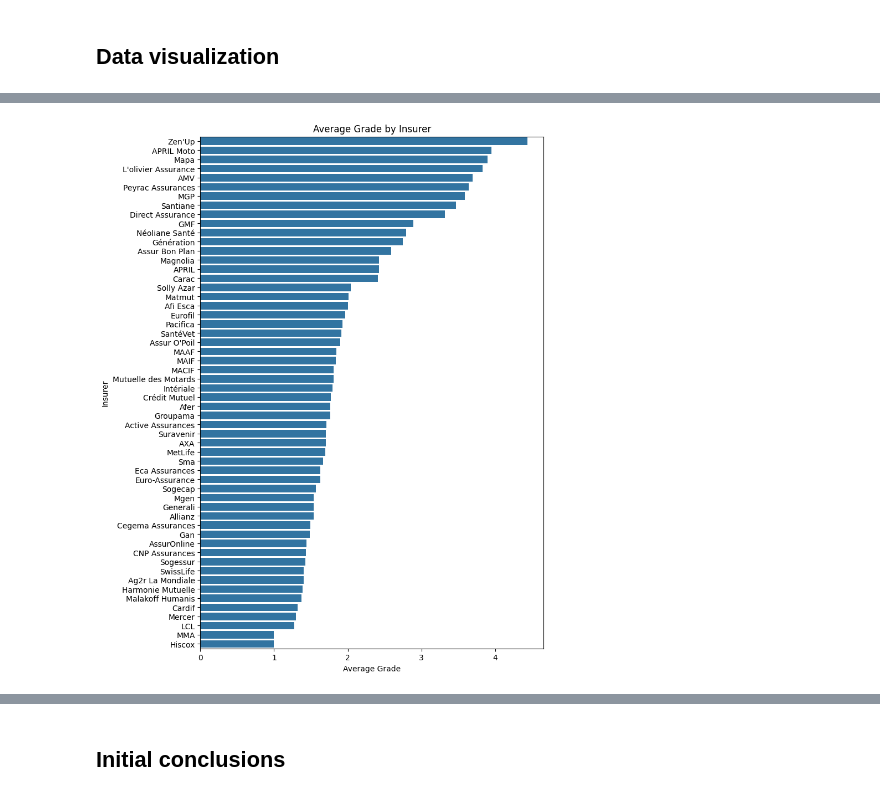
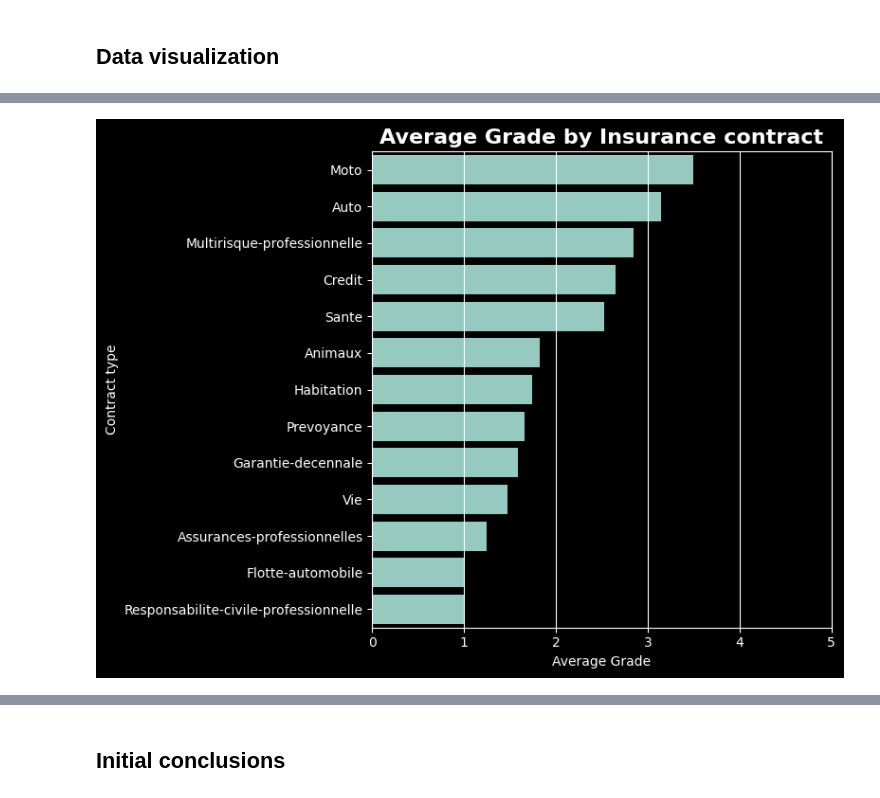
Before and after one commit to BastienCherel/NLP-Supervised-Learning, a Jupyter notebook: data_exploration.ipynb, the cells around one changed output, grey strips where cells are left out. Cells and saved outputs as stored; diff of their text form; code cells hidden in the pictures.

```diff
--- a/data_exploration.ipynb
+++ b/data_exploration.ipynb
@@ -12,7 +12,7 @@ for file_name in os.listdir(directory_path):
     try:
         file_path = os.path.join(directory_path, file_name)
         # Read the CSV file into a temporary DataFrame
-        temp_df = pd.read_excel(file_path, )
+        temp_df = pd.read_excel(file_path)
 
         # Append the contents to the main DataFrame
         df = pd.concat([df, temp_df], ignore_index=True)
@@ -80,20 +109,24 @@ df
 # %%
 import pandas as pd
 import matplotlib.pyplot as plt
 import seaborn as sns
 
 # Group by 'assureur' and calculate the mean of 'note'
-average_grade_by_insurer = df.groupby('assureur', observed=True)['note'].mean().reset_index()
+average_grade_by_insurer = df.groupby('produit', observed=True)['note'].mean().reset_index()
 
 # Sort the data by the average grade for better visualization
 average_grade_by_insurer = average_grade_by_insurer.sort_values(by='note', ascending=False)
 
 # Plotting using seaborn
-plt.figure(figsize=(8,12))
-sns.barplot(x='note', y='assureur', data=average_grade_by_insurer, order=average_grade_by_insurer['assureur'])
-plt.title('Average Grade by Insurer')
+plt.figure(figsize=(8,6))
+sns.barplot(x='note', y='produit', data=average_grade_by_insurer, order=average_grade_by_insurer['produit'])
+plt.title('Average Grade by Insurance contract',fontsize=16, fontweight='bold')
 plt.xlabel('Average Grade')
-plt.ylabel('Insurer')
+plt.xlim((0,5))
+plt.grid(axis = "x")
+plt.ylabel('Contract type')
+plt.tight_layout()
+plt.savefig("media/averagegrade.png")
 plt.show()
 # %% [output]
-[figure, old version]
+[figure, new version]
```
Also changed, not shown: parts of 6 cells of this notebook, 15 other files.
